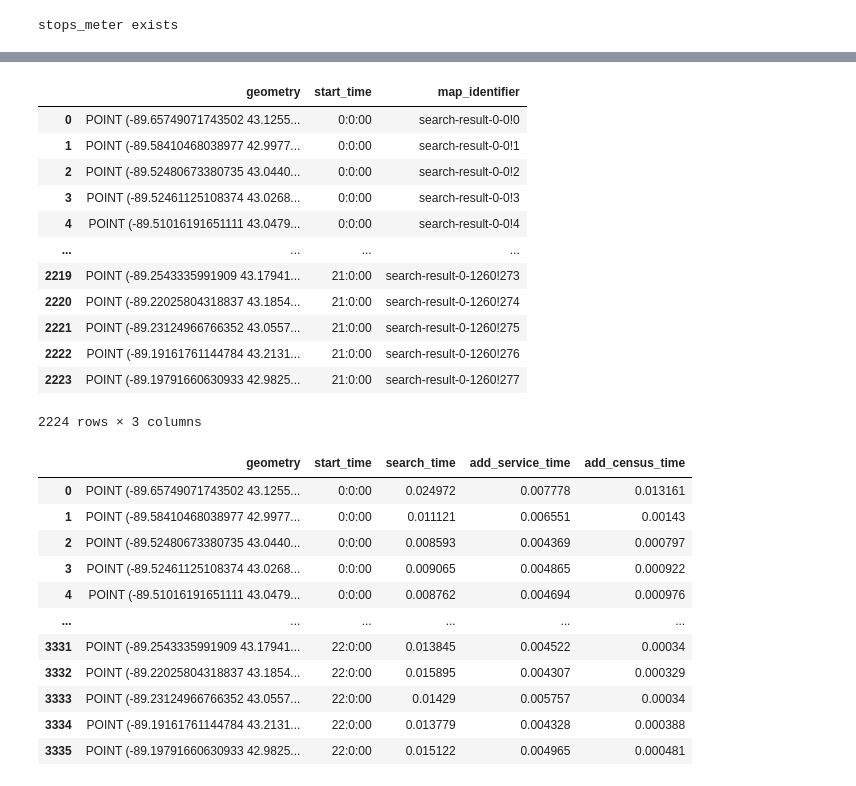
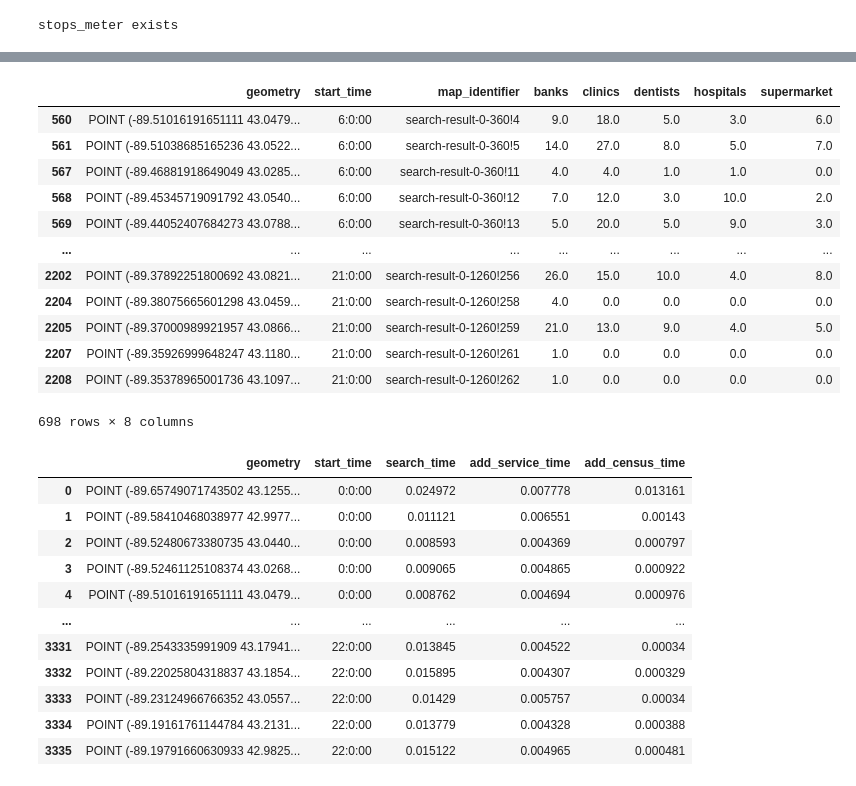
Before and after one commit to wisc-bus/simulator, a Jupyter notebook: notebooks/example.ipynb, the cells around one changed output, grey strips where cells are left out. Cells and saved outputs as stored; diff of their text form; code cells hidden in the pictures.

```diff
--- a/notebooks/example.ipynb
+++ b/notebooks/example.ipynb
@@ -91,19 +102,19 @@ IndexError: index 0 is out of bounds for axis 0 with size 0
-# %%
-result_gdf
-# %% [output]
-|  | geometry | start_time | map_identifier |
-| 0 | POINT (-89.65749071743502 43.1255... | 0:0:00 | search-result-0-0!0 |
-| 1 | POINT (-89.58410468038977 42.9977... | 0:0:00 | search-result-0-0!1 |
-| 2 | POINT (-89.52480673380735 43.0440... | 0:0:00 | search-result-0-0!2 |
-| 3 | POINT (-89.52461125108374 43.0268... | 0:0:00 | search-result-0-0!3 |
-| 4 | POINT (-89.51016191651111 43.0479... | 0:0:00 | search-result-0-0!4 |
-| ... | ... | ... | ... |
-| 2219 | POINT (-89.2543335991909 43.17941... | 21:0:00 | search-result-0-1260!273 |
-| 2220 | POINT (-89.22025804318837 43.1854... | 21:0:00 | search-result-0-1260!274 |
-| 2221 | POINT (-89.23124966766352 43.0557... | 21:0:00 | search-result-0-1260!275 |
-| 2222 | POINT (-89.19161761144784 43.2131... | 21:0:00 | search-result-0-1260!276 |
-| 2223 | POINT (-89.19791660630933 42.9825... | 21:0:00 | search-result-0-1260!277 |
-2224 rows × 3 columns
+# %%
+result_gdf[result_gdf['banks'] != 0]
+# %% [output]
+|  | geometry | start_time | map_identifier | banks | clinics | dentists | hospitals | supermarket |
+| 560 | POINT (-89.51016191651111 43.0479... | 6:0:00 | search-result-0-360!4 | 9.0 | 18.0 | 5.0 | 3.0 | 6.0 |
+| 561 | POINT (-89.51038685165236 43.0522... | 6:0:00 | search-result-0-360!5 | 14.0 | 27.0 | 8.0 | 5.0 | 7.0 |
+| 567 | POINT (-89.46881918649049 43.0285... | 6:0:00 | search-result-0-360!11 | 4.0 | 4.0 | 1.0 | 1.0 | 0.0 |
+| 568 | POINT (-89.45345719091792 43.0540... | 6:0:00 | search-result-0-360!12 | 7.0 | 12.0 | 3.0 | 10.0 | 2.0 |
+| 569 | POINT (-89.44052407684273 43.0788... | 6:0:00 | search-result-0-360!13 | 5.0 | 20.0 | 5.0 | 9.0 | 3.0 |
+| ... | ... | ... | ... | ... | ... | ... | ... | ... |
+| 2202 | POINT (-89.37892251800692 43.0821... | 21:0:00 | search-result-0-1260!256 | 26.0 | 15.0 | 10.0 | 4.0 | 8.0 |
+| 2204 | POINT (-89.38075665601298 43.0459... | 21:0:00 | search-result-0-1260!258 | 4.0 | 0.0 | 0.0 | 0.0 | 0.0 |
+| 2205 | POINT (-89.37000989921957 43.0866... | 21:0:00 | search-result-0-1260!259 | 21.0 | 13.0 | 9.0 | 4.0 | 5.0 |
+| 2207 | POINT (-89.35926999648247 43.1180... | 21:0:00 | search-result-0-1260!261 | 1.0 | 0.0 | 0.0 | 0.0 | 0.0 |
+| 2208 | POINT (-89.35378965001736 43.1097... | 21:0:00 | search-result-0-1260!262 | 1.0 | 0.0 | 0.0 | 0.0 | 0.0 |
+698 rows × 8 columns
 # %%
 perf_df
 # %% [output]
```
Also changed, not shown: parts of 4 cells of this notebook, 1 other file.
